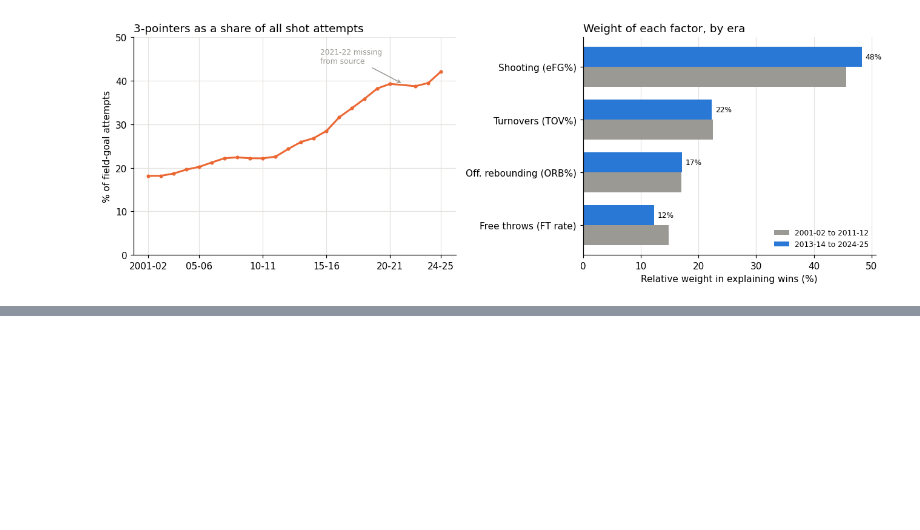
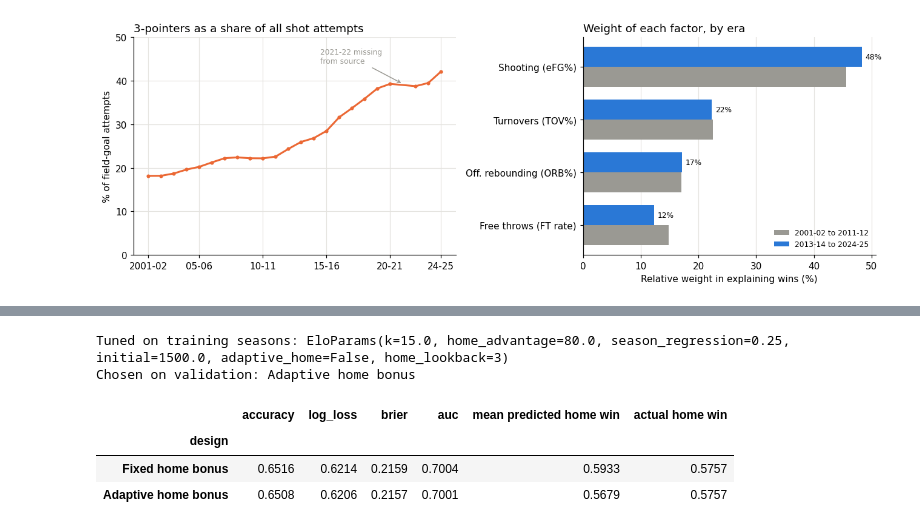
Before and after one commit to etisamhaq/Data-Analysis-Projects, a Jupyter notebook: 03-nba-winning-performances/nba_four_factors.ipynb, the cells around one changed output, grey strips where cells are left out. Saved outputs shown, nothing was run; the diff lists cells and outputs as text; code cells hidden in the pictures; blank space fills up the shorter version.

```diff
--- a/03-nba-winning-performances/nba_four_factors.ipynb
+++ b/03-nba-winning-performances/nba_four_factors.ipynb
@@ -221,0 +171,24 @@ incomplete in the source data and excluded.
+# %%
+best_fixed, grid = elo.tune_elo(home, seasons=(2003, 2016),   # 2001-02 and 02-03 are warm-up
+                                 grid={'k': [15, 20, 25], 'home_advantage': [60, 80, 100]})
+print('Tuned on training seasons:', best_fixed)
+
+designs = {'Fixed home bonus': best_fixed,
+           'Adaptive home bonus': elo.EloParams(k=best_fixed.k, home_advantage=best_fixed.home_advantage, adaptive_home=True)}
+validation = home['season'].between(2017, 2019)
+rows = []
+for name, params in designs.items():
+    p = elo.run_elo(home, params)['p_home_elo']
+    rows.append({'design': name, **models.score(home.loc[validation, 'win'], p[validation].to_numpy()),
+                 'mean predicted home win': p[validation].mean(), 'actual home win': home.loc[validation, 'win'].mean()})
+choice = pd.DataFrame(rows).set_index('design')
+chosen = choice['log_loss'].idxmin()
+print('Chosen on validation:', chosen)
+choice.round(4)
+# %% [output]
+Tuned on training seasons: EloParams(k=15.0, home_advantage=80.0, season_regression=0.25, initial=1500.0, adaptive_home=False, home_lookback=3)
+Chosen on validation: Adaptive home bonus
+|  | accuracy | log_loss | brier | auc | mean predicted home win | actual home win |
+| design |  |  |  |  |  |  |
+| Fixed home bonus | 0.6516 | 0.6214 | 0.2159 | 0.7004 | 0.5933 | 0.5757 |
+| Adaptive home bonus | 0.6508 | 0.6206 | 0.2157 | 0.7001 | 0.5679 | 0.5757 |
```
Also changed, not shown: parts of 33 cells of this notebook, 14 other files.
